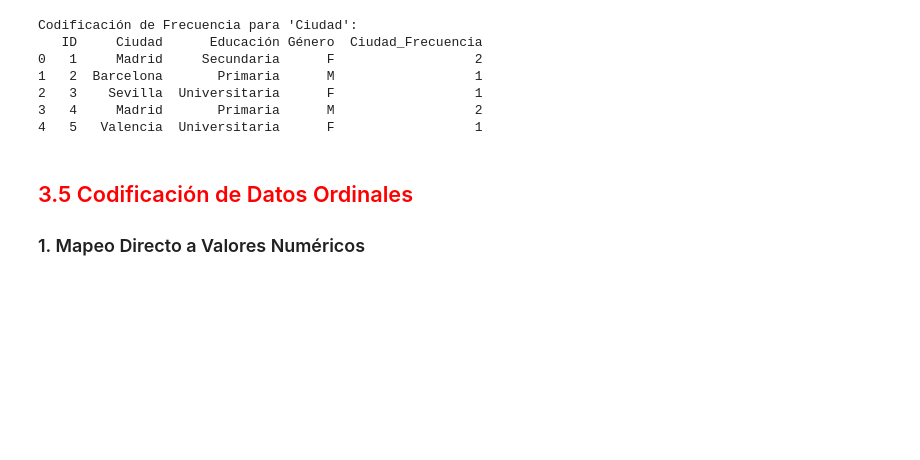
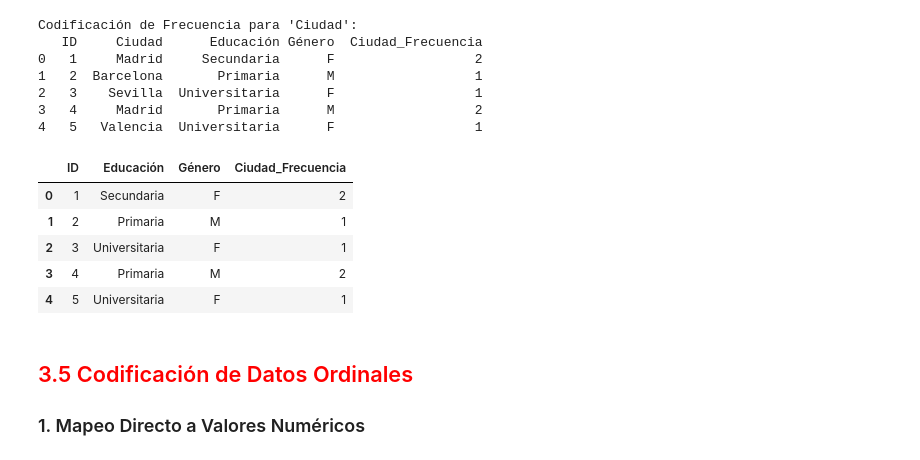
Before and after one commit to jjuandiego099/cuadernos-y-proyectos-IA, a Jupyter notebook: Cuaderno_3_Manejo_de_Datos_Categóricos.ipynb, the cells around one changed output. Saved outputs shown, nothing was run; the diff lists cells and outputs as text; code cells hidden in the pictures; blank space fills up the shorter version.

```diff
--- a/Cuaderno_3_Manejo_de_Datos_Categóricos.ipynb
+++ b/Cuaderno_3_Manejo_de_Datos_Categóricos.ipynb
@@ -129,6 +159,16 @@ Codificación de Frecuencia para 'Ciudad':
 2   3    Sevilla  Universitaria      F                  1
 3   4     Madrid       Primaria      M                  2
 4   5   Valencia  Universitaria      F                  1
+# %%
+dfsinciudad=df.drop(columns=["Ciudad"], axis=1)
+dfsinciudad
+# %% [output]
+|  | ID | Educación | Género | Ciudad_Frecuencia |
+| 0 | 1 | Secundaria | F | 2 |
+| 1 | 2 | Primaria | M | 1 |
+| 2 | 3 | Universitaria | F | 1 |
+| 3 | 4 | Primaria | M | 2 |
+| 4 | 5 | Universitaria | F | 1 |
 # %% [markdown]
 ## <font color="red">3.5 Codificación de Datos Ordinales
 ### 1. Mapeo Directo a Valores Numéricos
```
Also changed, not shown: parts of 7 cells of this notebook.
